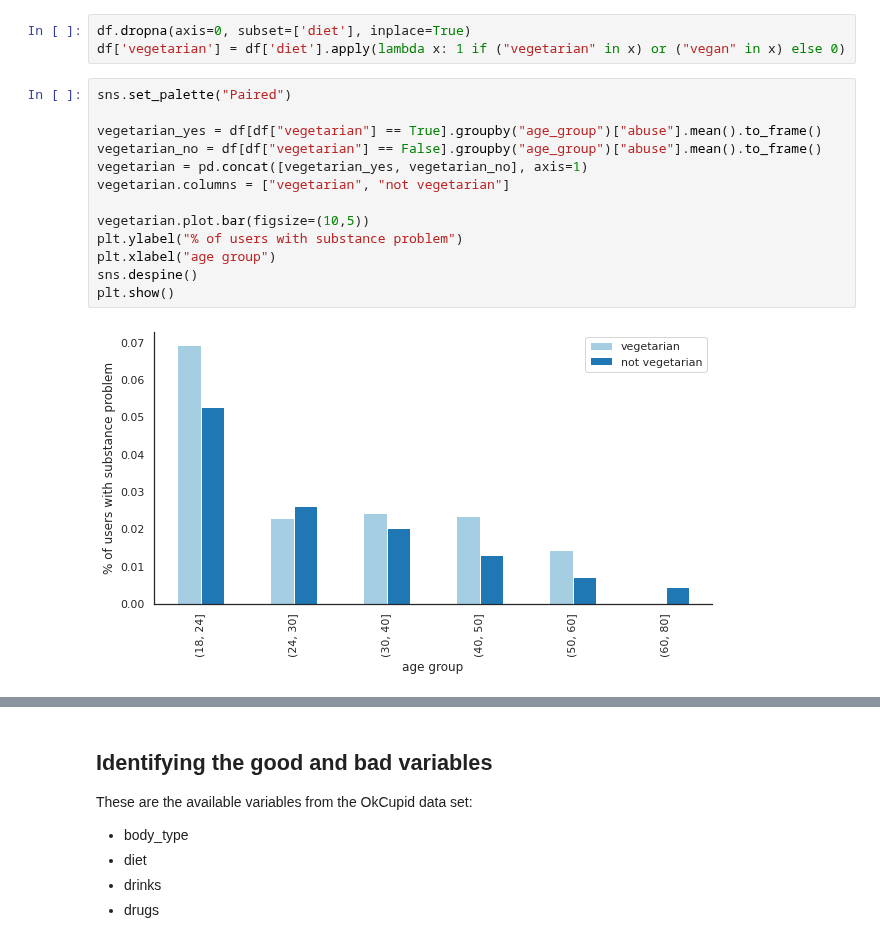
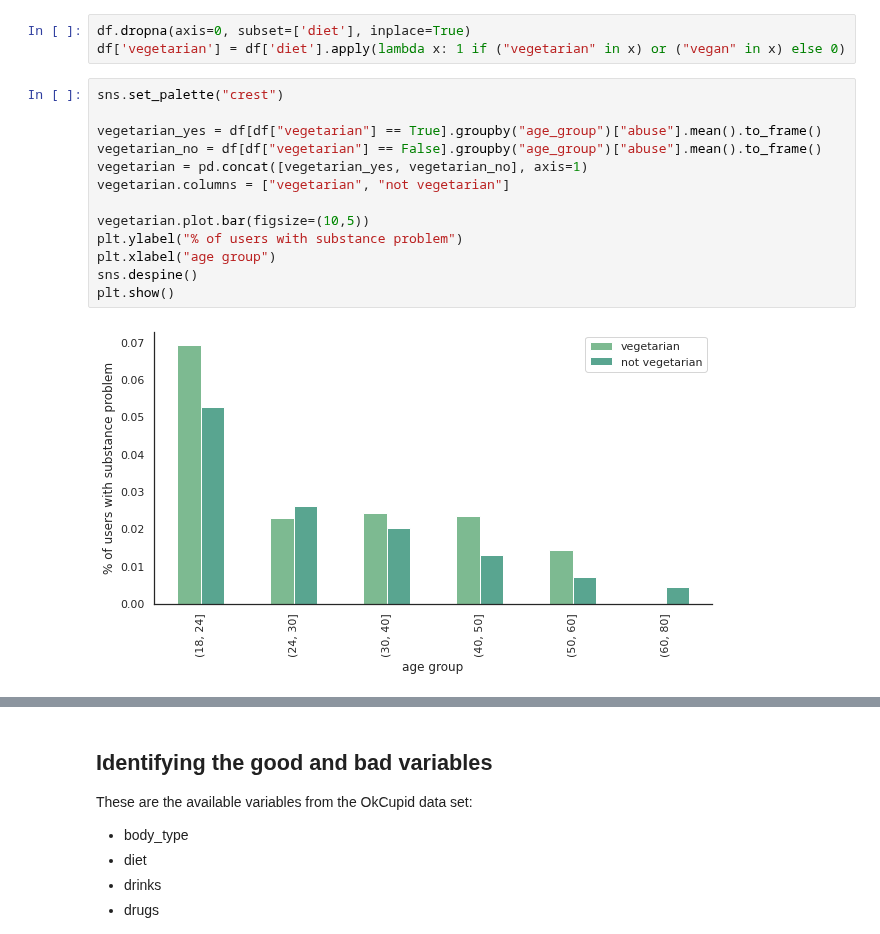
Before and after one commit to brunoarine/substance-problem-study, a Jupyter notebook: notebooks/project.ipynb, the cells around one changed output, grey strips where cells are left out. Drawn from its saved outputs; the diff is of its cells as text.

Commit message:
fix: Improve smoker and veg chart colors

```diff
--- a/notebooks/project.ipynb
+++ b/notebooks/project.ipynb
@@ -243,18 +243,18 @@ The "diet" variable has 6 possible values (anything, vegetarian, vegan, kosher,
 df.dropna(axis=0, subset=['diet'], inplace=True)
 df['vegetarian'] = df['diet'].apply(lambda x: 1 if ("vegetarian" in x) or ("vegan" in x) else 0)
 # %%
-sns.set_palette("Paired")
+sns.set_palette("crest")
 
 vegetarian_yes = df[df["vegetarian"] == True].groupby("age_group")["abuse"].mean().to_frame()
 vegetarian_no = df[df["vegetarian"] == False].groupby("age_group")["abuse"].mean().to_frame()
 vegetarian = pd.concat([vegetarian_yes, vegetarian_no], axis=1)
 vegetarian.columns = ["vegetarian", "not vegetarian"]
 
 vegetarian.plot.bar(figsize=(10,5))
 plt.ylabel("% of users with substance problem")
 plt.xlabel("age group")
 sns.despine()
 plt.show()
 # %% [output]
-[figure, old version]
+[figure, new version]
 # %%
```
Also changed, not shown: parts of 1 cell of this notebook.
